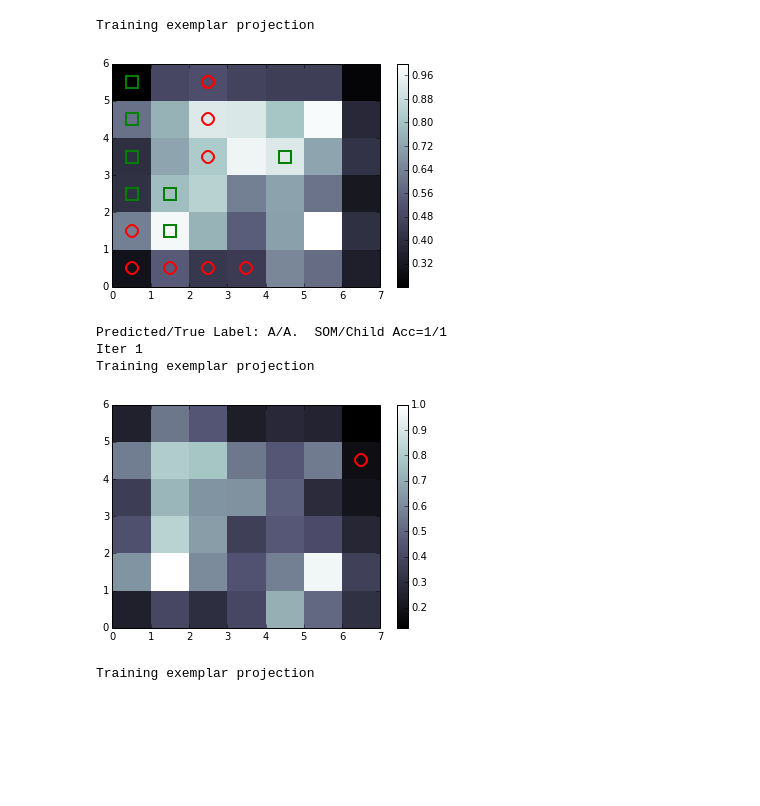
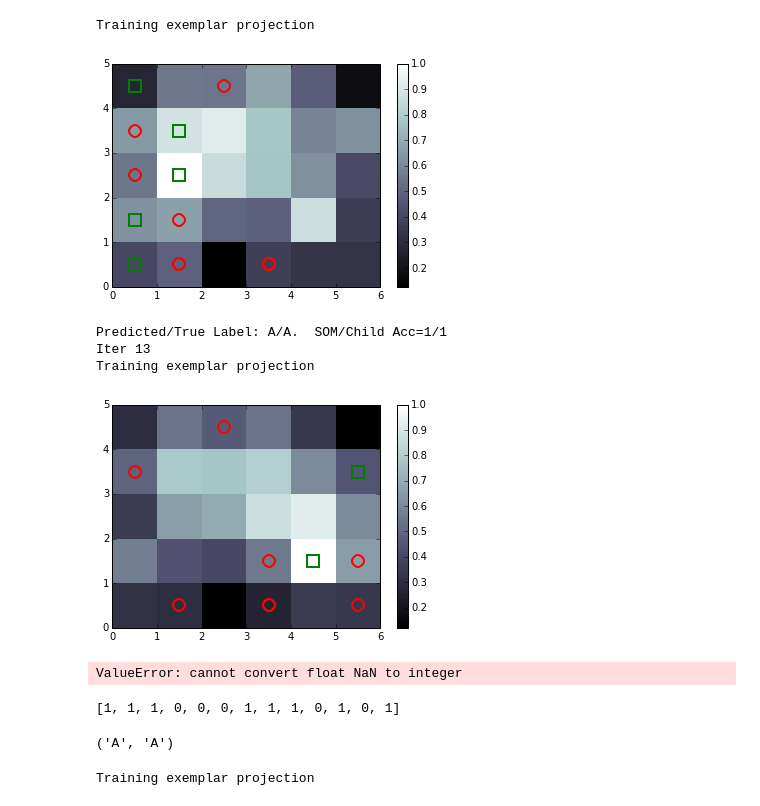
Before and after one commit to sriveravi/som, a Jupyter notebook: runSOM2.ipynb, the cells around one changed output. Saved outputs shown, nothing was run; the diff lists cells and outputs as text; code cells hidden in the pictures; blank space fills up the shorter version.

Commit message:
incremental learning producing output

```diff
--- a/runSOM2.ipynb
+++ b/runSOM2.ipynb
@@ -123,7 +121,7 @@ class SOM:
         somAcc = (1 if predLab == trueLab else 0 )
         childAcc = self.acc[self.som.dataIdx ]
         print( 'Predicted/True Label: %s/%s.  SOM/Child Acc=%.0f/%.0f' % (  predLab, trueLab, somAcc, childAcc)  )
-
+        return ( somAcc, childAcc )
 
     def separation( self):
         """return the norm of the difference vector between the mean of projected idealized class
@@ -157,7 +155,7 @@ class SOM:
 
     #-------------------------------------------------
 
-    def __init__(self, file_name='4750.csv', columns = [0,1,2,3,4,5,6,7], width = 7, height = 6, sigma=1.2,  learning_rate=0.5 ):
+    def __init__(self, file_name='4750.csv', columns = [0,1,2,3,4,5,6,7], width = 6, height = 5, sigma=1.2,  learning_rate=0.5 ):
 
         #       self.visual_only = [0,1,2,3,4,5,6,7]
         #       self.visual_and_acoustic = [0,1,2,3,4,5,6,7,8]
@@ -195,28 +193,50 @@ class SOM:
 # %%
 # init som
 mod = SOM( '4750.csv', learning_rate=0.3 )
 mod.show()
 
+somAccList = []
+childAccList = []
 
 # print mod.ideal[6:8,:]
 # print mod.idealTarget[6:8]
 # print mod.target
 # %% [output]
 Training exemplar projection
-[figure, old version]
+[figure, new version]
 # %%
 
 # train incrementally
-mod.predOne()
+# somAcc = np.zeros(len(mod.data), dtype=str)*np.nan
+# childAcc = np.zeros(len(mod.data), dtype=str)*np.nan
+
+
+
+
+
+somAcc, childAcc = mod.predOne()
+somAccList.append(somAcc)
+childAccList.append(childAcc)
 mod.trainOne()  #  don't use mod.trainOneGliozzi()
-print( 'Iter %d'% mod.som.dataIdx)
+print( 'Iter %d'% mod.som.dataIdx )
 mod.show(mod.som.dataIdx)
 # mod.showIdeal()  # ideal exemplars on trained map
+
+
+# deal with missing values
+print somAccList, '\n', [ int(x) for x in childAccList]
 # %% [output]
 Predicted/True Label: A/A.  SOM/Child Acc=1/1
-Iter 1
+Iter 13
 Training exemplar projection
-[figure, old version]
+[figure, new version]
+ValueError: cannot convert float NaN to integer
+[1, 1, 1, 0, 0, 0, 1, 1, 1, 0, 1, 0, 1]
+# %%
+# train incrementally and store predictions
+pred, true
+# %% [output]
+('A', 'A')
 # %%
 # how to use
 # fileDir = '../../KARS_reinf/Python/FeatSeenBySub/'
```
Also changed, not shown: parts of 1 cell of this notebook.
